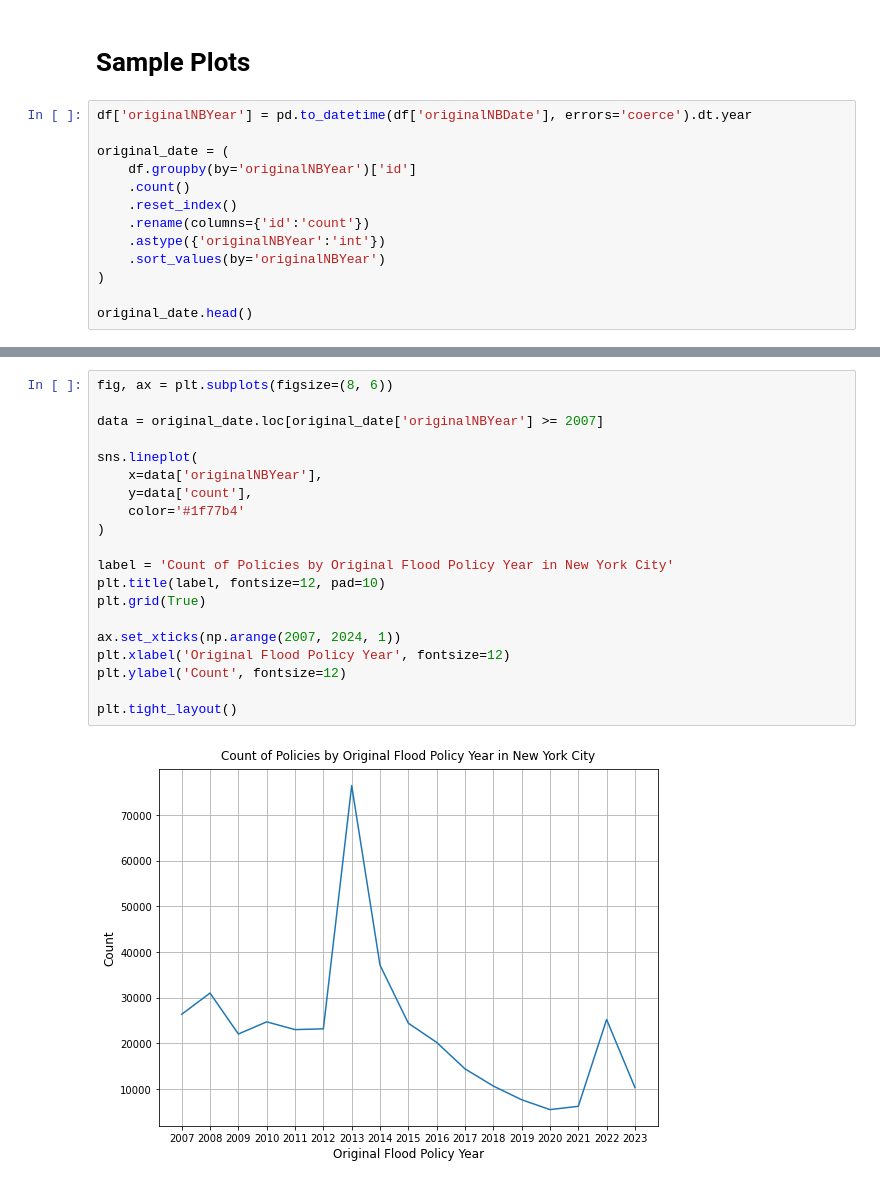
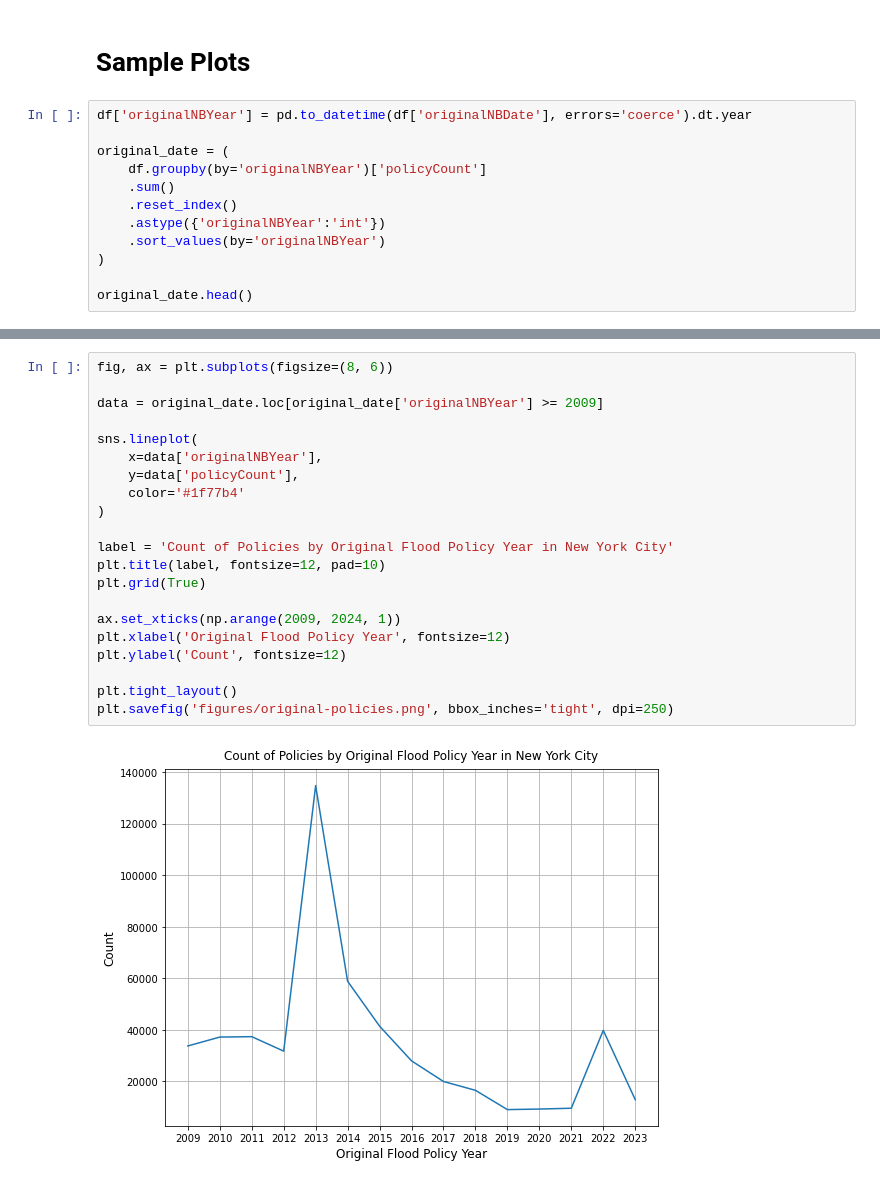
Before and after one commit to mebauer/fema-nfip-nyc, a Jupyter notebook: sample-analysis.ipynb, the cells around one changed output, grey strips where cells are left out. Cells and saved outputs as stored; diff of their text form.

Commit message:
cleaning up README plots

```diff
--- a/sample-analysis.ipynb
+++ b/sample-analysis.ipynb
@@ -84,10 +99,9 @@ memory usage: 260.9+ MB
 df['originalNBYear'] = pd.to_datetime(df['originalNBDate'], errors='coerce').dt.year
 
 original_date = (
-    df.groupby(by='originalNBYear')['id']
-    .count()
+    df.groupby(by='originalNBYear')['policyCount']
+    .sum()
     .reset_index()
-    .rename(columns={'id':'count'})
     .astype({'originalNBYear':'int'})
     .sort_values(by='originalNBYear')
 )
@@ -123,25 +136,26 @@ plt.savefig('figures/cover-photo.png', bbox_inches='tight', dpi=250)
 # %%
 fig, ax = plt.subplots(figsize=(8, 6))
 
-data = original_date.loc[original_date['originalNBYear'] >= 2007]
+data = original_date.loc[original_date['originalNBYear'] >= 2009]
 
 sns.lineplot(
     x=data['originalNBYear'],
-    y=data['count'],
+    y=data['policyCount'],
     color='#1f77b4'
 )
 
 label = 'Count of Policies by Original Flood Policy Year in New York City'
 plt.title(label, fontsize=12, pad=10)
 plt.grid(True)
 
-ax.set_xticks(np.arange(2007, 2024, 1))
+ax.set_xticks(np.arange(2009, 2024, 1))
 plt.xlabel('Original Flood Policy Year', fontsize=12)
 plt.ylabel('Count', fontsize=12)
 
 plt.tight_layout()
+plt.savefig('figures/original-policies.png', bbox_inches='tight', dpi=250)
 # %% [output]
-[figure, old version]
+[figure, new version]
 # %%
 df['policyEffectiveYear'] = pd.to_datetime(df['policyEffectiveDate'], errors='coerce').dt.year
 
```
Also changed, not shown: parts of 8 cells of this notebook, 5 other files.
